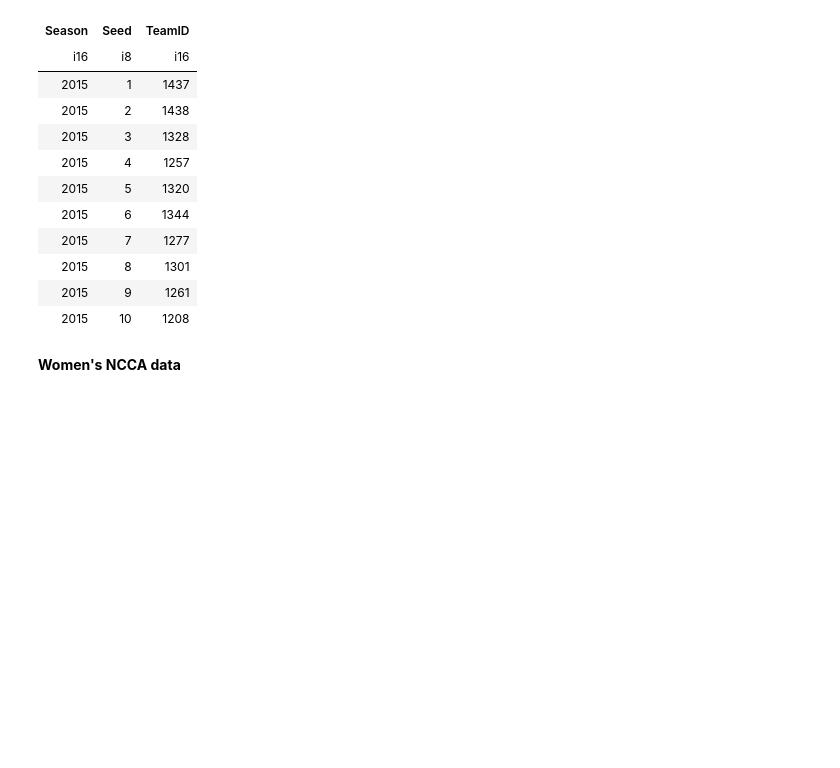
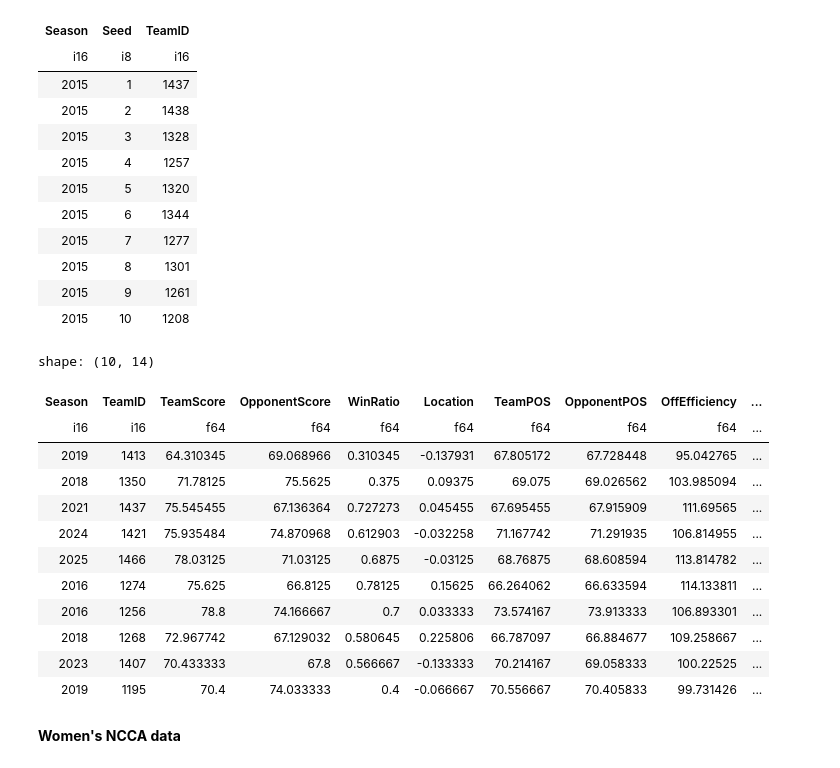
Before and after one commit to wojciech-kielbowicz-it/GitHub-Competition-Code, a Jupyter notebook: march-machine-learning-mania-2026/notebooks/01-exploration_cleaning_feature_engineering.ipynb, the cells around one changed output. Drawn from its saved outputs; the diff is of its cells as text; code cells hidden in the pictures; blank space fills up the shorter version.

Commit message:
Create m_golden_tabel_lf

```diff
--- a/march-machine-learning-mania-2026/notebooks/01-exploration_cleaning_feature_engineering.ipynb
+++ b/march-machine-learning-mania-2026/notebooks/01-exploration_cleaning_feature_engineering.ipynb
@@ -157,6 +157,23 @@ shape: (10, 3)
 | 2015 | 8 | 1301 |
 | 2015 | 9 | 1261 |
 | 2015 | 10 | 1208 |
+# %%
+m_golden_tabel_lf: pl.LazyFrame = ecm.merge_seed_with_regular(m_tourney_seed_lf, m_regular_season_detailed_lf)
+m_golden_tabel_lf.head(10).collect()
+# %% [output]
+shape: (10, 14)
+| Season | TeamID | TeamScore | OpponentScore | WinRatio | Location | TeamPOS | OpponentPOS | OffEfficiency | ... |
+| i16 | i16 | f64 | f64 | f64 | f64 | f64 | f64 | f64 | ... |
+| 2019 | 1413 | 64.310345 | 69.068966 | 0.310345 | -0.137931 | 67.805172 | 67.728448 | 95.042765 | ... |
+| 2018 | 1350 | 71.78125 | 75.5625 | 0.375 | 0.09375 | 69.075 | 69.026562 | 103.985094 | ... |
+| 2021 | 1437 | 75.545455 | 67.136364 | 0.727273 | 0.045455 | 67.695455 | 67.915909 | 111.69565 | ... |
+| 2024 | 1421 | 75.935484 | 74.870968 | 0.612903 | -0.032258 | 71.167742 | 71.291935 | 106.814955 | ... |
+| 2025 | 1466 | 78.03125 | 71.03125 | 0.6875 | -0.03125 | 68.76875 | 68.608594 | 113.814782 | ... |
+| 2016 | 1274 | 75.625 | 66.8125 | 0.78125 | 0.15625 | 66.264062 | 66.633594 | 114.133811 | ... |
+| 2016 | 1256 | 78.8 | 74.166667 | 0.7 | 0.033333 | 73.574167 | 73.913333 | 106.893301 | ... |
+| 2018 | 1268 | 72.967742 | 67.129032 | 0.580645 | 0.225806 | 66.787097 | 66.884677 | 109.258667 | ... |
+| 2023 | 1407 | 70.433333 | 67.8 | 0.566667 | -0.133333 | 70.214167 | 69.058333 | 100.22525 | ... |
+| 2019 | 1195 | 70.4 | 74.033333 | 0.4 | -0.066667 | 70.556667 | 70.405833 | 99.731426 | ... |
 # %% [markdown]
 **Women's NCCA data**
 # %%
```
Also changed, not shown: parts of 4 cells of this notebook.
